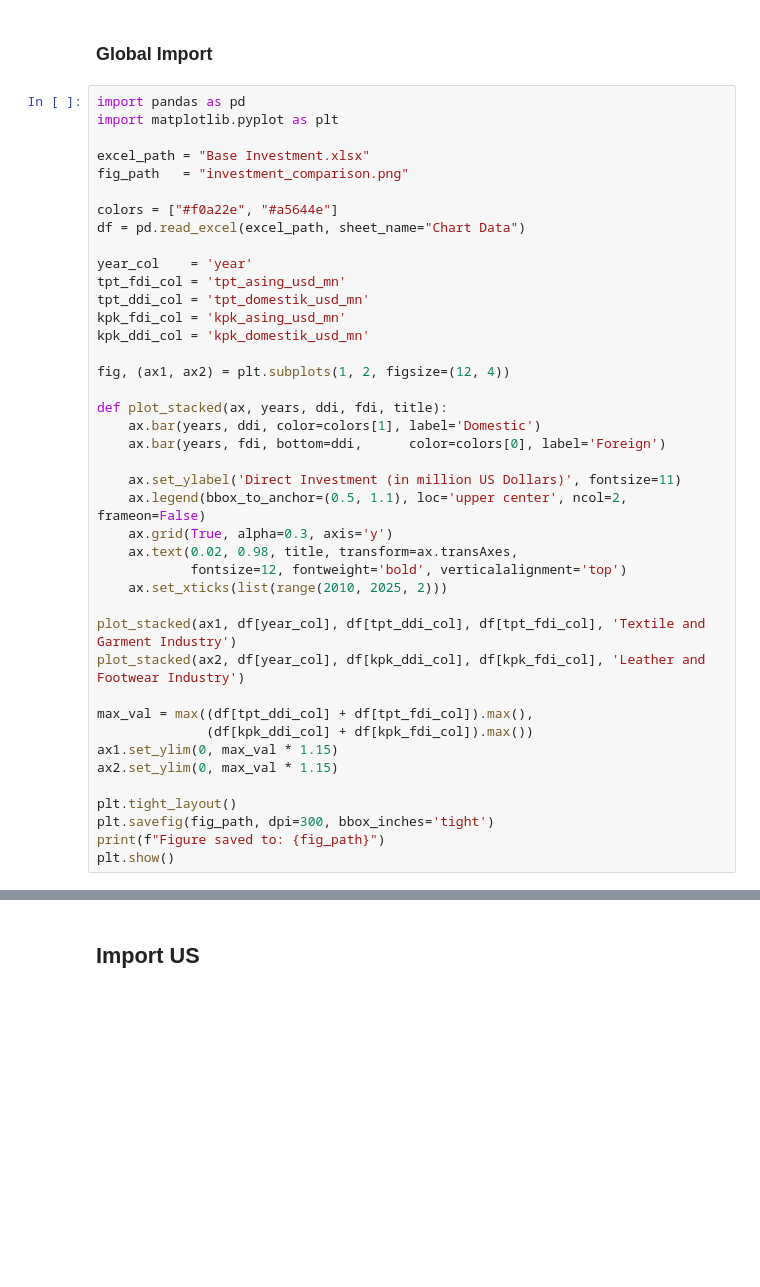
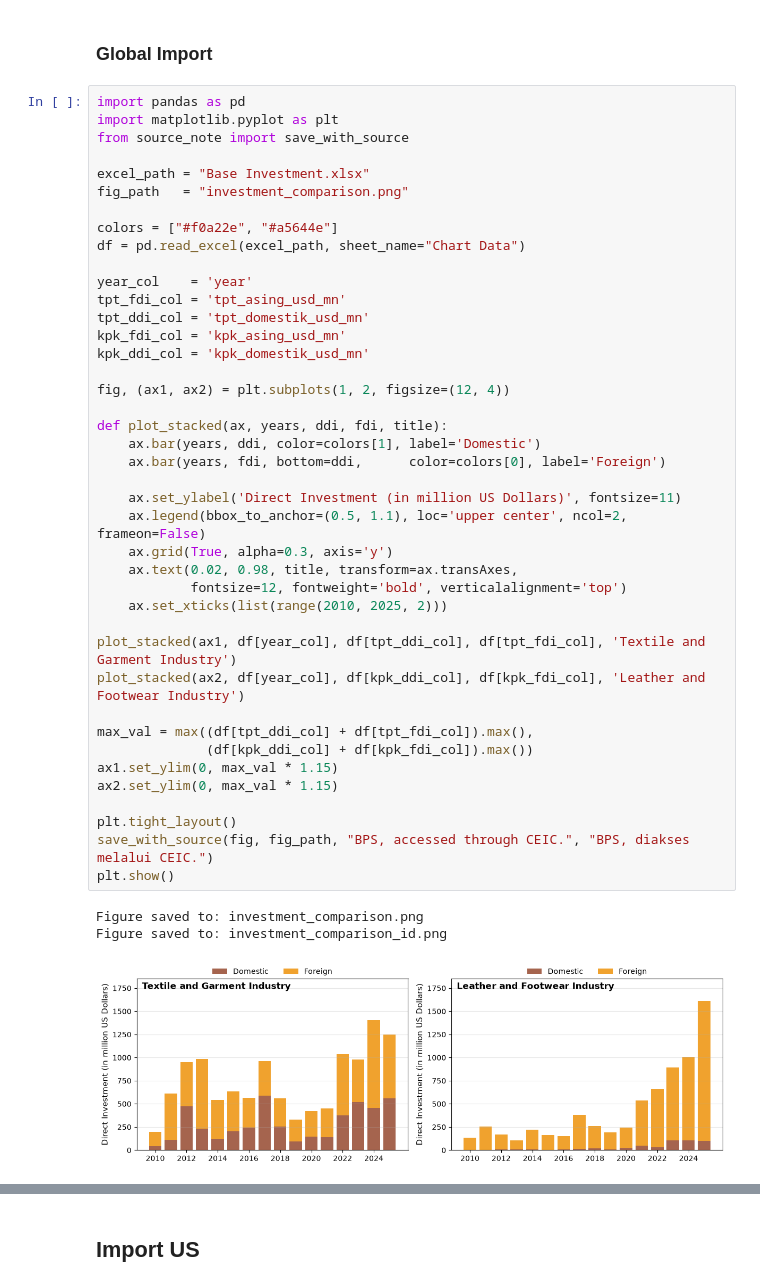
Before and after one commit to den-econ/tekstil, a Jupyter notebook: fig/fig.ipynb, the cells around one changed output, grey strips where cells are left out. Saved outputs shown, nothing was run; the diff lists cells and outputs as text; blank space fills up the shorter version.

```diff
--- a/fig/fig.ipynb
+++ b/fig/fig.ipynb
@@ -410,6 +420,7 @@ print(f"Figure saved to: {fig_path}")
 # %%
 import pandas as pd
 import matplotlib.pyplot as plt
+from source_note import save_with_source
 
 excel_path = "Base Investment.xlsx"
 fig_path   = "investment_comparison.png"
@@ -419,32 +430,35 @@ df = pd.read_excel(excel_path, sheet_name="Chart Data")
 
 year_col    = 'year'
 tpt_fdi_col = 'tpt_asing_usd_mn'
 tpt_ddi_col = 'tpt_domestik_usd_mn'
 kpk_fdi_col = 'kpk_asing_usd_mn'
 kpk_ddi_col = 'kpk_domestik_usd_mn'
 
 fig, (ax1, ax2) = plt.subplots(1, 2, figsize=(12, 4))
 
 def plot_stacked(ax, years, ddi, fdi, title):
     ax.bar(years, ddi, color=colors[1], label='Domestic')
     ax.bar(years, fdi, bottom=ddi,      color=colors[0], label='Foreign')
 
     ax.set_ylabel('Direct Investment (in million US Dollars)', fontsize=11)
     ax.legend(bbox_to_anchor=(0.5, 1.1), loc='upper center', ncol=2, frameon=False)
     ax.grid(True, alpha=0.3, axis='y')
     ax.text(0.02, 0.98, title, transform=ax.transAxes,
             fontsize=12, fontweight='bold', verticalalignment='top')
     ax.set_xticks(list(range(2010, 2025, 2)))
 
 plot_stacked(ax1, df[year_col], df[tpt_ddi_col], df[tpt_fdi_col], 'Textile and Garment Industry')
 plot_stacked(ax2, df[year_col], df[kpk_ddi_col], df[kpk_fdi_col], 'Leather and Footwear Industry')
 
 max_val = max((df[tpt_ddi_col] + df[tpt_fdi_col]).max(),
               (df[kpk_ddi_col] + df[kpk_fdi_col]).max())
 ax1.set_ylim(0, max_val * 1.15)
 ax2.set_ylim(0, max_val * 1.15)
 
 plt.tight_layout()
-plt.savefig(fig_path, dpi=300, bbox_inches='tight')
-print(f"Figure saved to: {fig_path}")
+save_with_source(fig, fig_path, "BPS, accessed through CEIC.", "BPS, diakses melalui CEIC.")
 plt.show()
+# %% [output]
+Figure saved to: investment_comparison.png
+Figure saved to: investment_comparison_id.png
+[figure, added]
```
Also changed, not shown: parts of 14 cells of this notebook, 51 other files.
